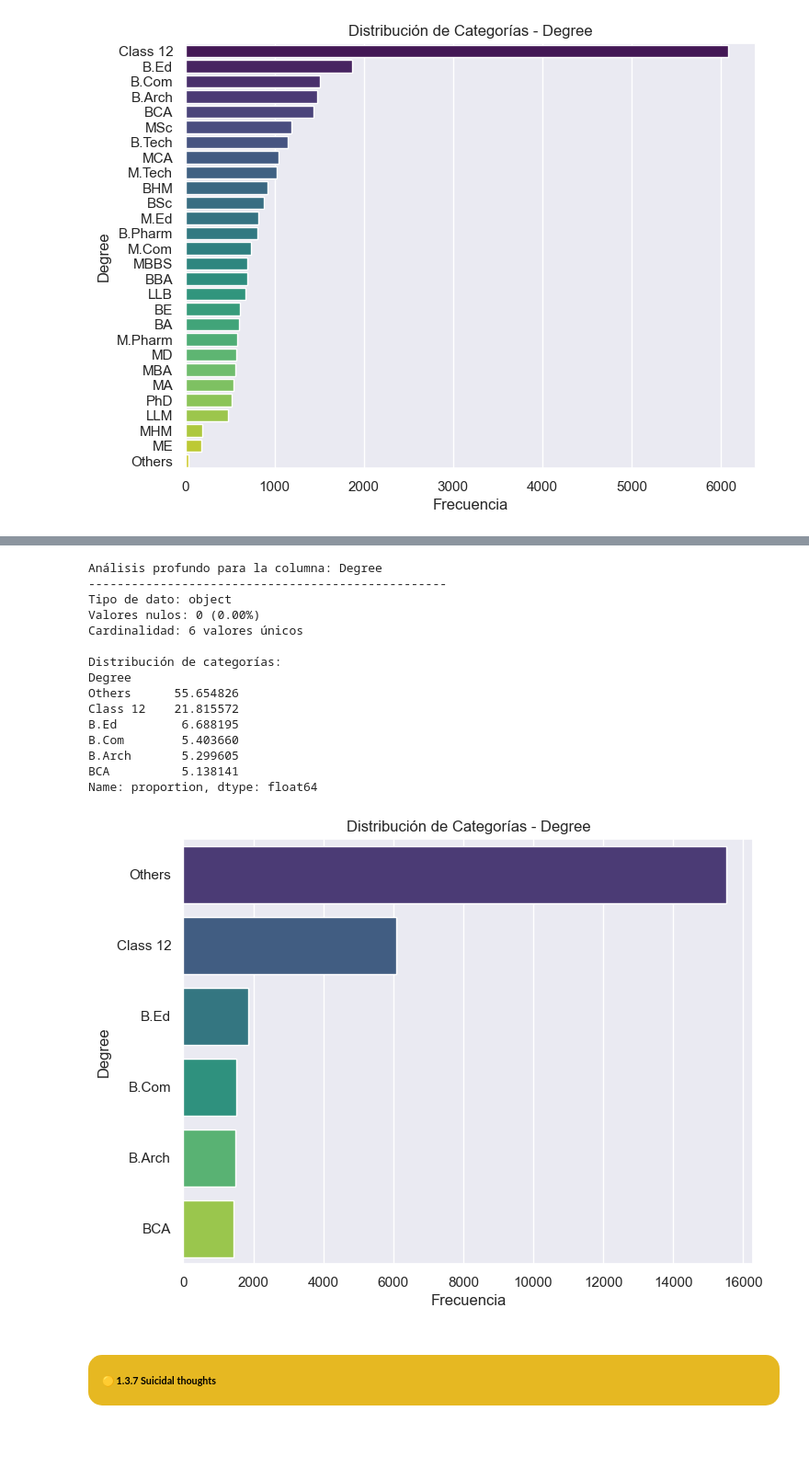
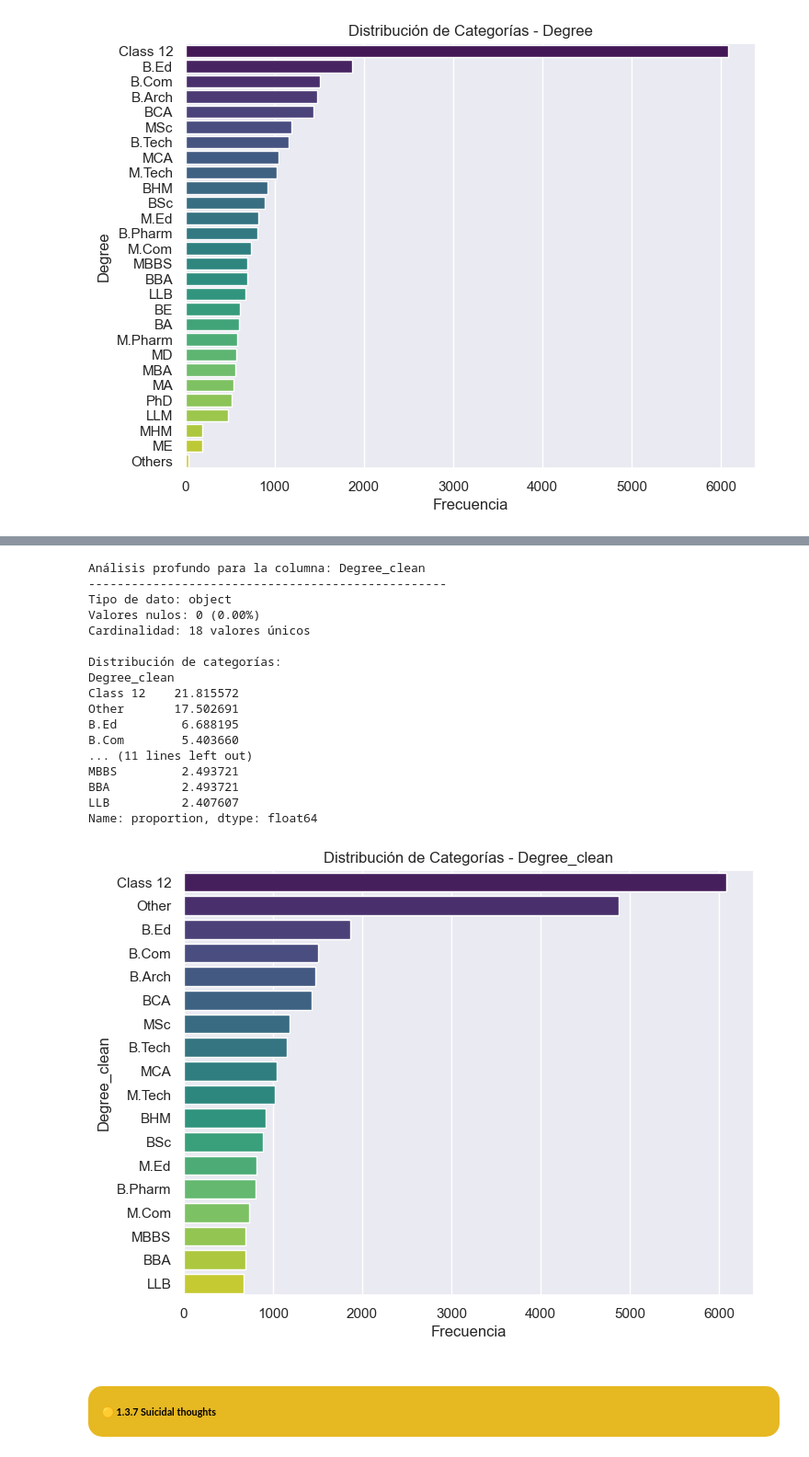
Before and after one commit to AlvaroG7/IIA, a Jupyter notebook: IIA_Proyect_V0.ipynb, the cells around one changed output, grey strips where cells are left out. Shown at 92% size. Cells and saved outputs as stored; diff of their text form; code cells hidden in the pictures.

```diff
--- a/IIA_Proyect_V0.ipynb
+++ b/IIA_Proyect_V0.ipynb
@@ -239,7 +243,7 @@ def analisis_columna_profundizado(dataframe, column_name):
         print(f"Outliers (por encima): {sum(col_data > upper_bound)}")
 
         # Gráficos para análisis numérico
-        plt.figure(figsize=(12, 6))
+        plt.figure(figsize=(12, 4))
 
         # Histograma
         plt.subplot(1, 2, 1)
@@ -315,5 +330,6 @@ La cardinalidad de esta columna es muy alta, y la mayoría de las ciudades apare
 # %%
-top_5_cities = df['City'].value_counts().nlargest(5).index
+valid_cities = df['City'].value_counts(normalize=True)
+valid_cities = valid_cities[valid_cities > 0.02].index
 
-df['City_simplified'] = df['City'].apply(lambda x: x if x in top_5_cities else 'Others')
+df['City_clean'] = df['City'].apply(lambda x: x if x in valid_cities else 'Other')
 # %%
@@ -461,23 +479,27 @@ Dejamos las primeras 5 y las demás las ponemos como Others
 # %%
-top_degrees = df['Degree'].value_counts().nlargest(5).index
-df['Degree'] = df['Degree'].apply(lambda x: x if x in top_degrees else 'Others')
+top_degrees = df['Degree'].value_counts(normalize=True)
+top_degrees = top_degrees[top_degrees > 0.024].index
+
+df['Degree_clean'] = df['Degree'].apply(lambda x: x if x in top_degrees else 'Other')
 #Después vamos a verificar otra vez con nuestra función de análisis de columna
 # %%
-analisis_columna_profundizado(df, 'Degree')
+analisis_columna_profundizado(df, 'Degree_clean')
 # %% [output]
-Análisis profundo para la columna: Degree
+Análisis profundo para la columna: Degree_clean
 --------------------------------------------------
 Tipo de dato: object
 Valores nulos: 0 (0.00%)
-Cardinalidad: 6 valores únicos
+Cardinalidad: 18 valores únicos
 
 Distribución de categorías:
-Degree
-Others      55.654826
+Degree_clean
 Class 12    21.815572
+Other       17.502691
 B.Ed         6.688195
 B.Com        5.403660
-B.Arch       5.299605
-BCA          5.138141
+... (11 lines left out)
+MBBS         2.493721
+BBA          2.493721
+LLB          2.407607
 Name: proportion, dtype: float64
-[figure, old version]
+[figure, new version]
```
Also changed, not shown: parts of 64 cells of this notebook.
